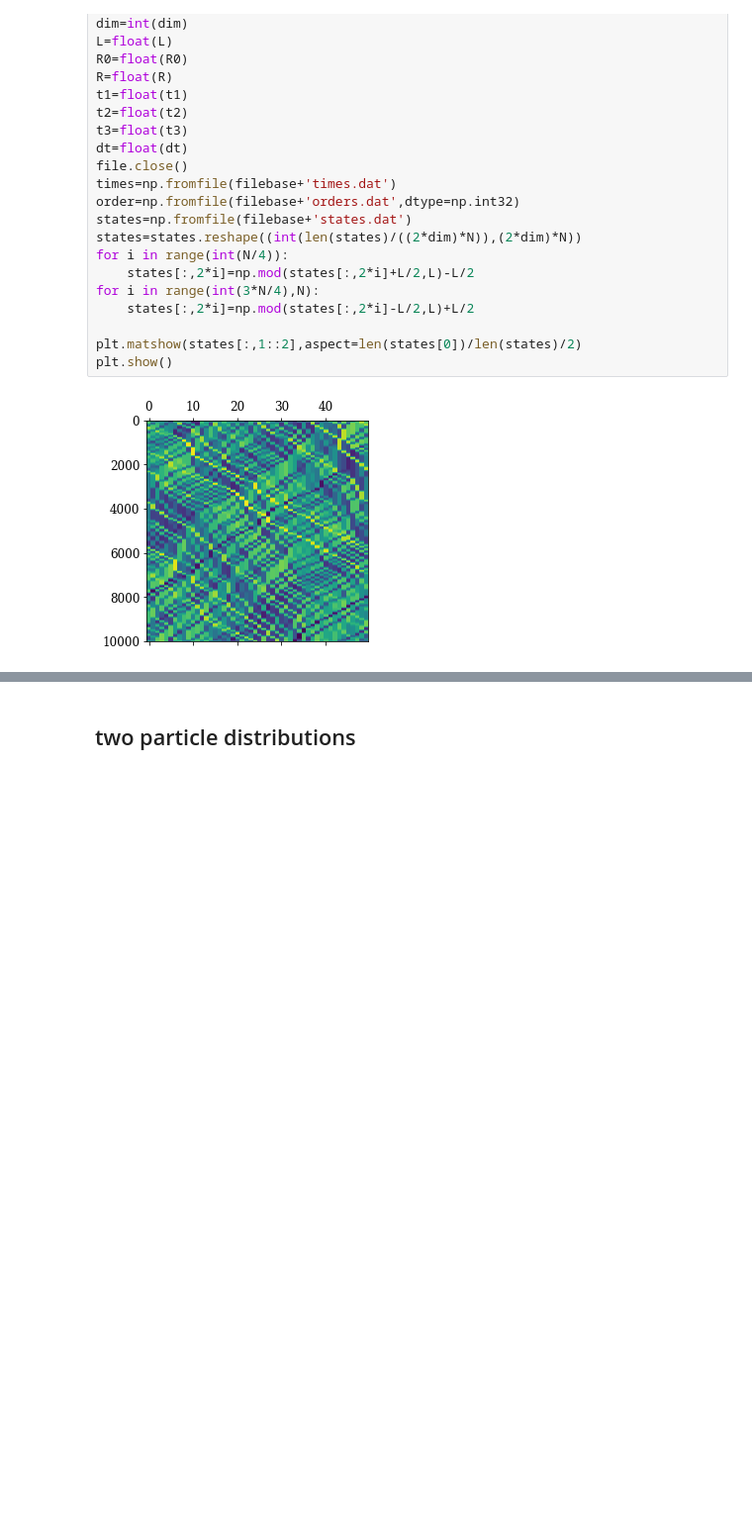
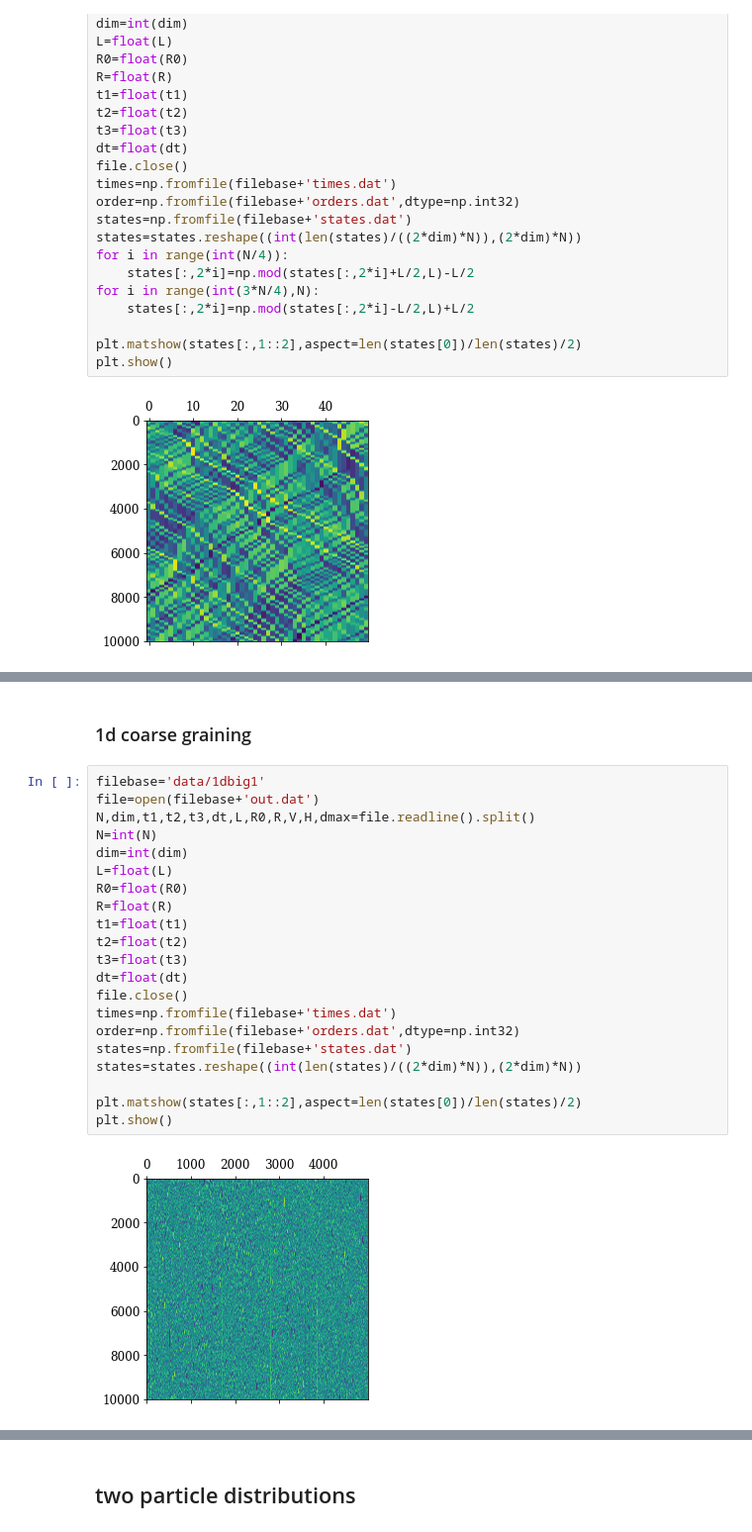
Before and after one commit to znicolaou/manybody, a Jupyter notebook: plot.ipynb, the cells around one changed output, grey strips where cells are left out. Shown at 99% size. Cells and saved outputs as stored; diff of their text form; blank space fills up the shorter version.

Commit message:
added 1d histograms

```diff
--- a/plot.ipynb
+++ b/plot.ipynb
@@ -292,0 +276,25 @@ Video(filebase+'animation.mp4',width=512)
+# %% [markdown]
+### 1d coarse graining
+# %%
+filebase='data/1dbig1'
+file=open(filebase+'out.dat')
+N,dim,t1,t2,t3,dt,L,R0,R,V,H,dmax=file.readline().split()
+N=int(N)
+dim=int(dim)
+L=float(L)
+R0=float(R0)
+R=float(R)
+t1=float(t1)
+t2=float(t2)
+t3=float(t3)
+dt=float(dt)
+file.close()
+times=np.fromfile(filebase+'times.dat')
+order=np.fromfile(filebase+'orders.dat',dtype=np.int32)
+states=np.fromfile(filebase+'states.dat')
+states=states.reshape((int(len(states)/((2*dim)*N)),(2*dim)*N))
+
+plt.matshow(states[:,1::2],aspect=len(states[0])/len(states)/2)
+plt.show()
+# %% [output]
+[figure, added]
```
Also changed, not shown: parts of 8 cells of this notebook.
